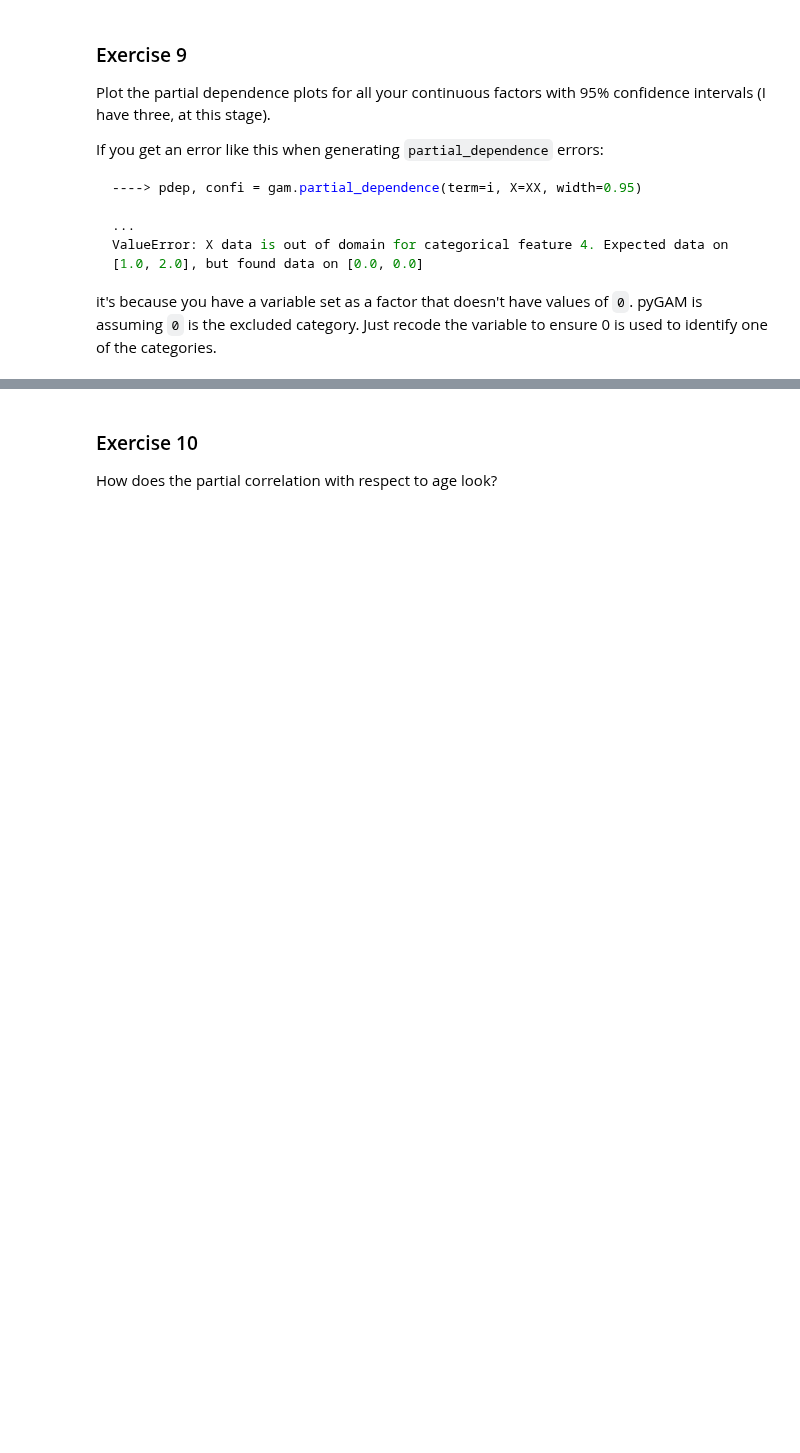
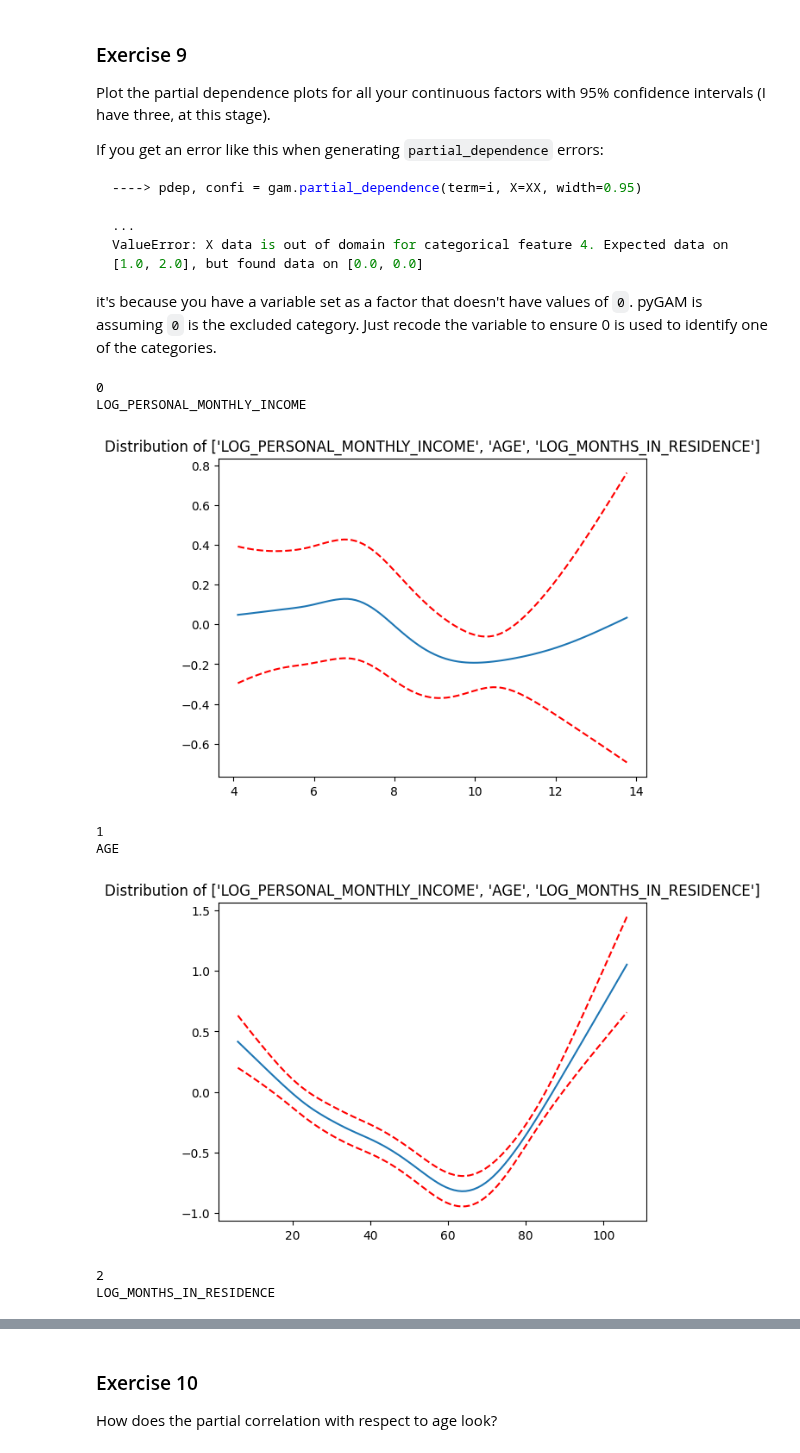
Before and after one commit to nogibjj/ZT-UDS, a Jupyter notebook: exercise_interpretable.ipynb, the cells around one changed output, grey strips where cells are left out. Saved outputs shown, nothing was run; the diff lists cells and outputs as text; code cells hidden in the pictures; blank space fills up the shorter version.

````diff
--- a/exercise_interpretable.ipynb
+++ b/exercise_interpretable.ipynb
@@ -710,3 +710,20 @@ Suppose your stakeholder wants to minimize false negative rates. How low of a [F
 Hint: use `predict_proba()`
 
 Note: One *can* use class weights to shift the emphasis of the original model fitting, but for the moment let's just play with `predict_proba()` and thresholds.
+# %%
+for i in np.arange(0, 0.3, 0.025):
+    confusion_matrix = pd.crosstab(
+        y_test,
+        (gam.predict_proba(X_test) > i).astype("int"),
+        rownames=["Actually Bad"],
+        colnames=["Predicted Bad"],
+    )
+
+    if (gam.predict_proba(X_test) > i).mean() != 1:
+        true_negatives = confusion_matrix.loc[0,0]
+        false_negatives = confusion_matrix.loc[1,0]
+        false_omission_rate = false_negatives / (false_negatives + true_negatives)
+
+    print(f'False Omission rate for {i:.3f} is {false_omission_rate:.2%}')
+    print(f'Number of true negatives at {i:.2f} is {true_negatives:,.0f}')
+    print()
@@ -734,3 +869,25 @@ ValueError: X data is out of domain for categorical feature 4. Expected data on
 ```
 
 it's because you have a variable set as a factor that doesn't have values of `0`. pyGAM is assuming `0` is the excluded category. Just recode the variable to ensure 0 is used to identify one of the categories.
+# %%
+for i, term in enumerate(numeric_columns):
+    print(i)
+    print(term)
+    XX = gam.generate_X_grid(term=i)
+    pdep, confi = gam.partial_dependence(term=i, width=0.95)
+
+    plt.figure()
+    plt.plot(XX[:,i], pdep)
+    plt.plot(XX[:,i], confi, c="r", ls="--")
+    if i < len(numeric_columns):
+        plt.title(f"Distribution of {numeric_columns}")
+    plt.show()
+# %% [output]
+0
+LOG_PERSONAL_MONTHLY_INCOME
+[figure, added]
+1
+AGE
+[figure, added]
+2
+LOG_MONTHS_IN_RESIDENCE
````
Also changed, not shown: parts of 8 cells of this notebook.
